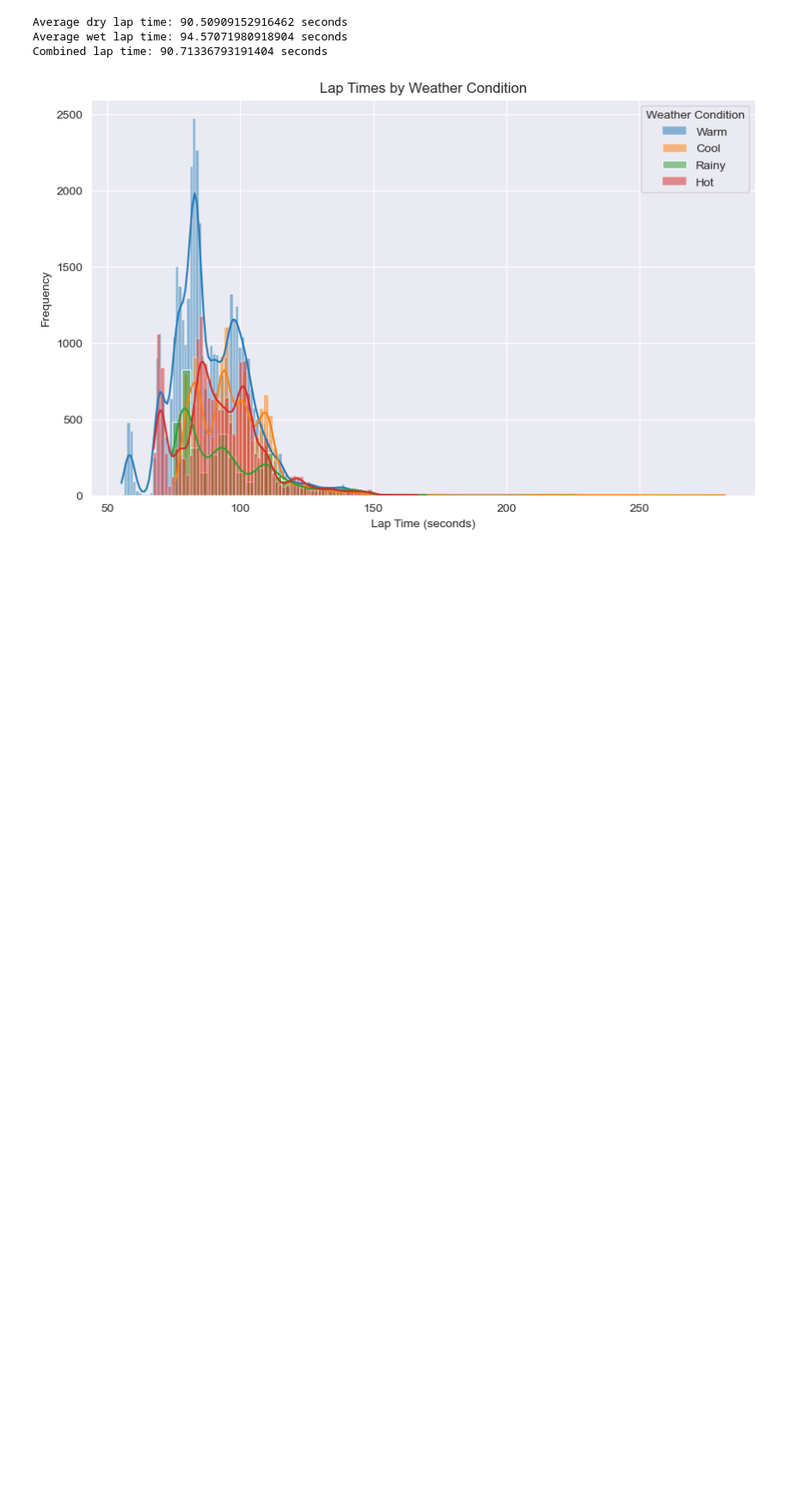
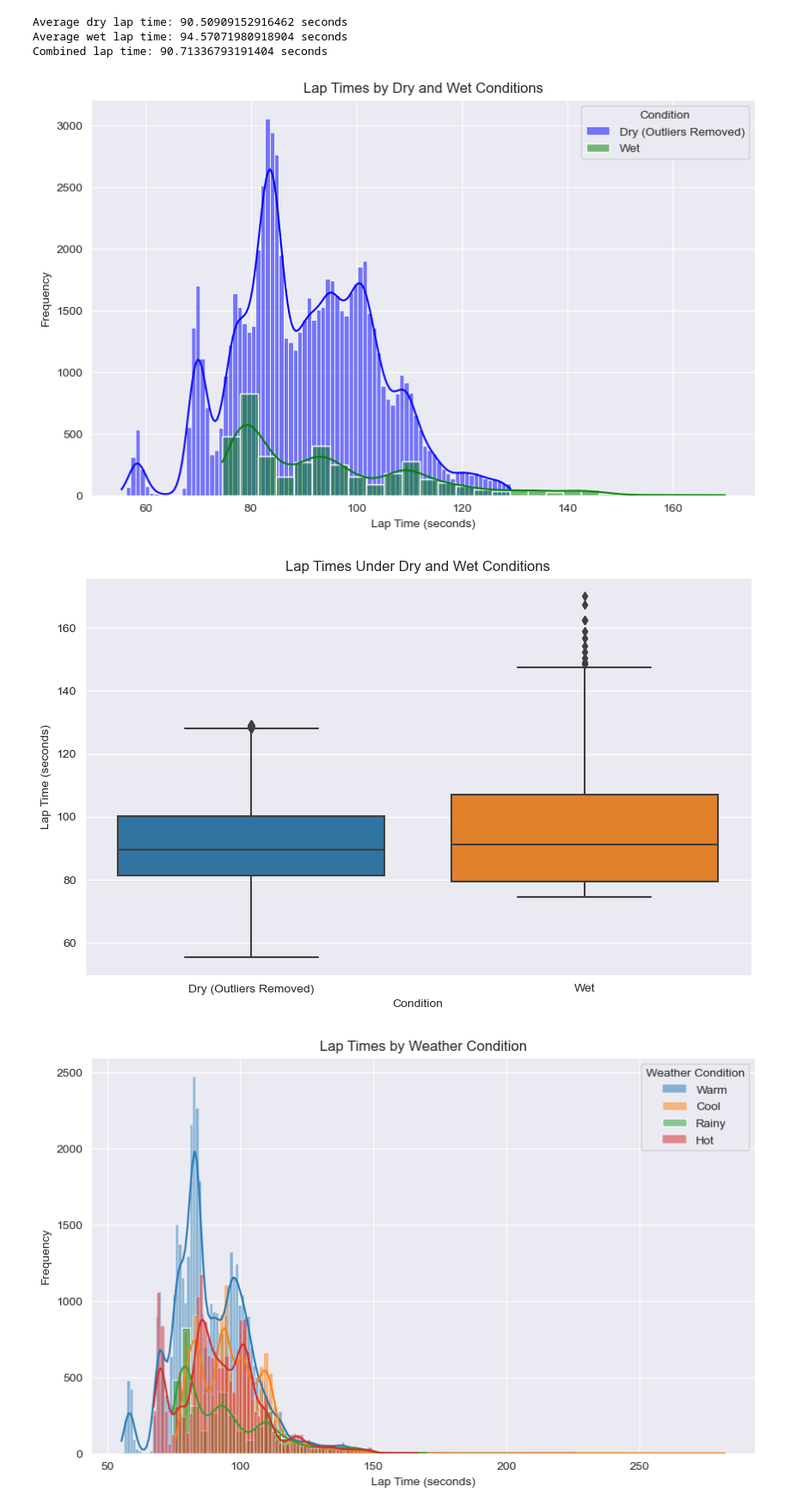
Before and after one commit to Hyun2l/Hyun_Individual_project_2024, a Jupyter notebook: EDA.ipynb, the cells around one changed output. Shown at 86% size. Drawn from its saved outputs; the diff is of its cells as text; code cells hidden in the pictures; blank space fills up the shorter version.

```diff
--- a/EDA.ipynb
+++ b/EDA.ipynb
@@ -50,9 +50,9 @@ df['Original_Weather_Category'] = df['Weather_Category']
 # Apply one-hot encoding to the 'Weather_Category' column
 df = pd.get_dummies(df, columns=['Weather_Category'])
 
+df['TrackTemp_Cat'] = pd.cut(df['TrackTemp'], bins=[0, 18.96764999, 27.87457484, 35.04425766, 41.75142602, 50.51006013, np.inf], labels=['VERY_LOW', 'Low', 'Medium', 'High', 'VERY_HIGH'])
 
-# Create Track temperature category based on the result of clustering
-df['TrackTemp_Cat'] = pd.cut(df['TrackTemp'], bins=[18, 27, 34, 41, 50, np.inf], labels=['VERY_LOW', 'Low', 'Medium', 'High', 'VERY_HIGH'])
+
 # Initial values : [10, 20, 30, 40, 45, np.inf], labels=['VERY_LOW', 'Low', 'Medium', 'High', 'VERY_HIGH'])
 df['Original_TrackTemp_Cat'] = df['TrackTemp_Cat']
 
@@ -143,6 +142,44 @@ print(f"Combined lap time: {average_Combined} seconds")
 Average dry lap time: 90.50909152916462 seconds
 Average wet lap time: 94.57071980918904 seconds
 Combined lap time: 90.71336793191404 seconds
+# %%
+import matplotlib.pyplot as plt
+import seaborn as sns
+
+# EDA - Visualization: Histogram
+plt.figure(figsize=(10, 6))
+
+# Plot histogram for dry days
+sns.histplot(df_dry_filtered['LapTime'], kde=True, label='Dry (Outliers Removed)', color='blue')
+
+# Plot histogram for wet days
+sns.histplot(df_wet['LapTime'], kde=True, label='Wet', color='green')
+
+# Plotting details
+plt.title('Lap Times by Dry and Wet Conditions')
+plt.xlabel('Lap Time (seconds)')
+plt.ylabel('Frequency')
+plt.legend(title='Condition')
+plt.show()
+
+# EDA - Visualization: Box Plot
+plt.figure(figsize=(10, 6))
+
+# Create a temporary DataFrame to combine dry and wet data for the box plot
+temp_df = pd.concat([
+    df_dry_filtered.assign(Condition='Dry (Outliers Removed)'),
+    df_wet.assign(Condition='Wet')
+], ignore_index=True)
+
+sns.boxplot(x='Condition', y='LapTime', data=temp_df)
+
+plt.title('Lap Times Under Dry and Wet Conditions')
+plt.xlabel('Condition')
+plt.ylabel('Lap Time (seconds)')
+plt.show()
+# %% [output]
+[figure, added]
+[figure, added]
 # %%
 #EDA - Visualization
 
```
Also changed, not shown: parts of 3 cells of this notebook, 6 other files.
